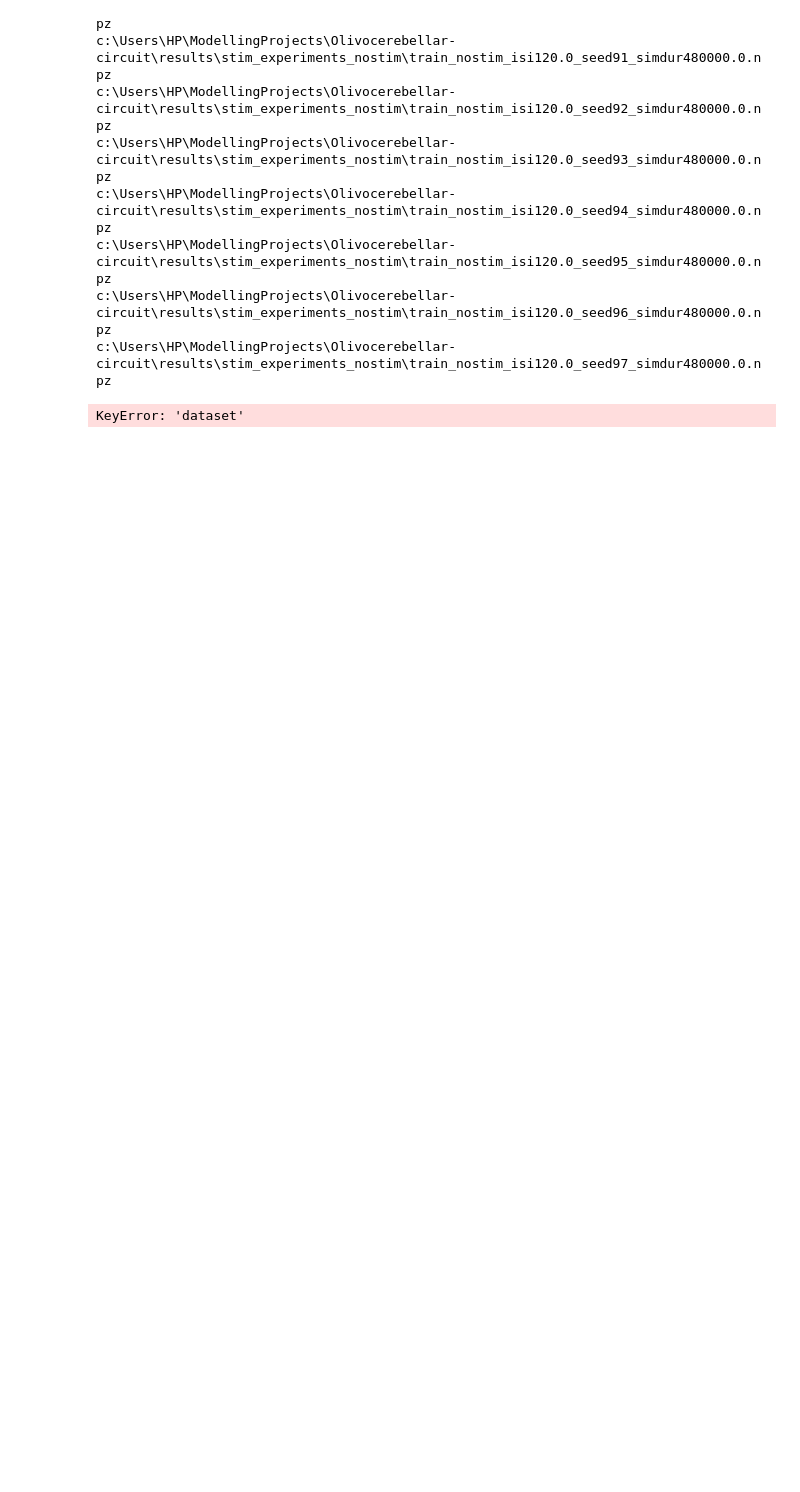
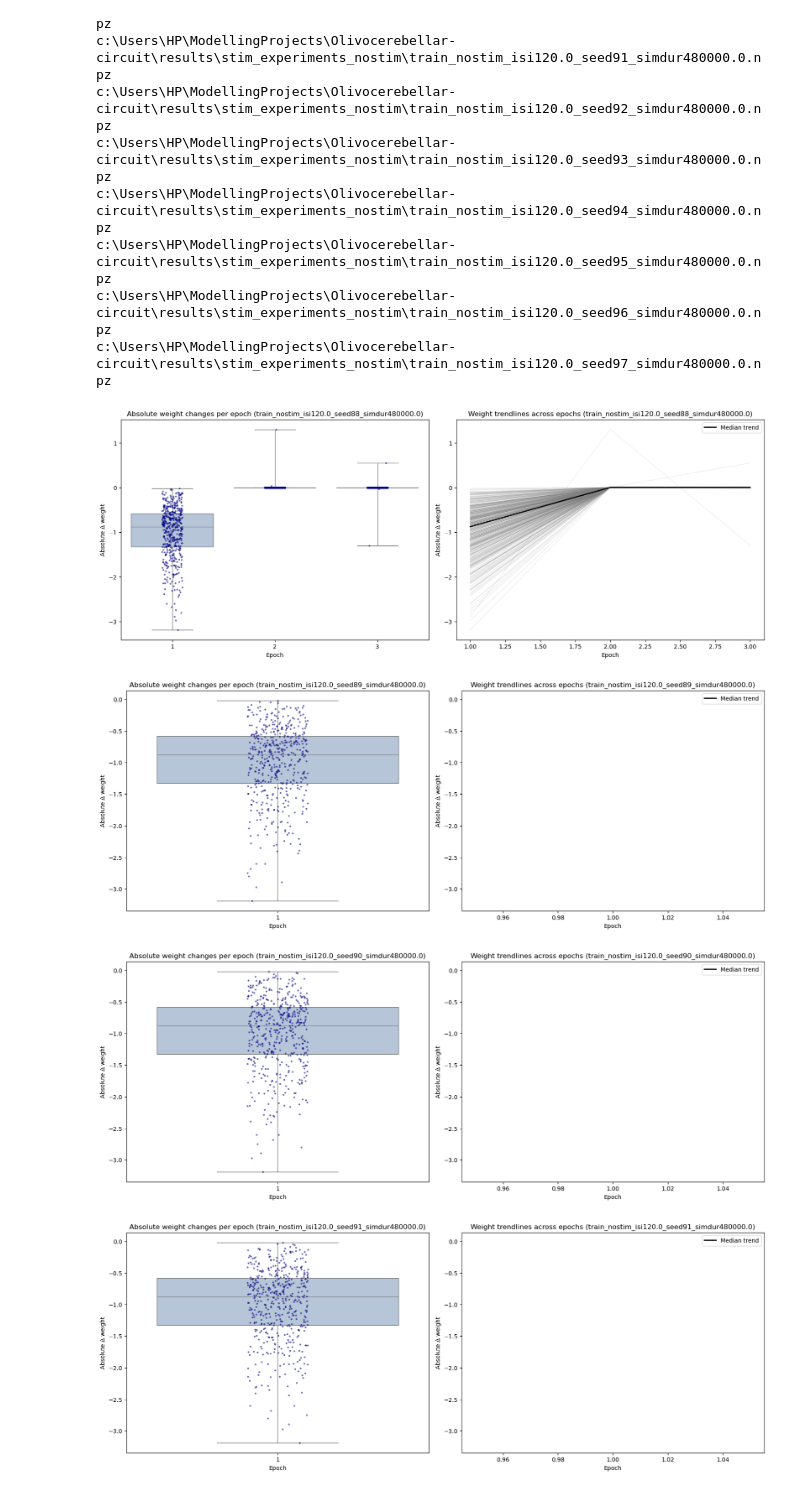
Before and after one commit to izaet/Olivocerebellar-circuit, a Jupyter notebook: stimulus_experiments/stim_experiment_test.ipynb, the cells around one changed output. Saved outputs shown, nothing was run; the diff lists cells and outputs as text; code cells hidden in the pictures; blank space fills up the shorter version.

```diff
--- a/stimulus_experiments/stim_experiment_test.ipynb
+++ b/stimulus_experiments/stim_experiment_test.ipynb
@@ -278,7 +276,7 @@ c:\Users\HP\ModellingProjects\Olivocerebellar-circuit\results\stim_experiments_n
 # %%
 # Load baseline run datasets
 datapaths = [job["run_path"] for job in jobs]
-chunk_size = 120_000  # ms
+chunk_size = 10_000.0  # ms
 
 all_rows = []
 
@@ -288,6 +286,7 @@ for dataset in datapaths:
         data = {k: npz[k] for k in npz.files}
 
     ts = data['ts']
+
     weights = data['pfpc_weights']
 
     weights_p_chunk = weights[::int(chunk_size)]
@@ -428,31 +427,34 @@ if not convergence_df.empty:
         # plt.plot(group['time_ms'], group['weight'], alpha=0.01, color='gray')
 
     # Interpolate all individual weight trajectories to a common 1-ms grid
     time_grid = np.arange(0, window + 1, 1)
     interpolated = []
     for (label, weight_idx), group in convergence_df.groupby(['dataset', 'weight_idx']):
         group_sorted = group.sort_values('time_ms')
         interp = np.interp(time_grid, group_sorted['time_ms'], group_sorted['weight'])
         interpolated.append(interp)
 
     combined_means = np.vstack(interpolated).mean(axis=0)
     combined_std = np.vstack(interpolated).std(axis=0)
 
     plt.fill_between(
         time_grid,
         combined_means - combined_std,
         combined_means + combined_std,
         color='gray',
         alpha=0.2,
         label='±1 SD (all datasets)',
     )
     plt.plot(time_grid, combined_means, color='black', linewidth=2.5, label='Combined mean')
     plt.title(f'Convergence of mean PF-PC weights during first {window} ms (all datasets)')
     plt.xlabel('Time (ms)')
     plt.ylabel('Mean PF-PC weight')
     plt.xlim(0, window)
     plt.legend()
     plt.tight_layout()
     plt.show()
 # %% [output]
-KeyError: 'dataset'
+[figure, added]
+[figure, added]
+[figure, added]
+[figure, added]
```
Also changed, not shown: parts of 2 cells of this notebook.
